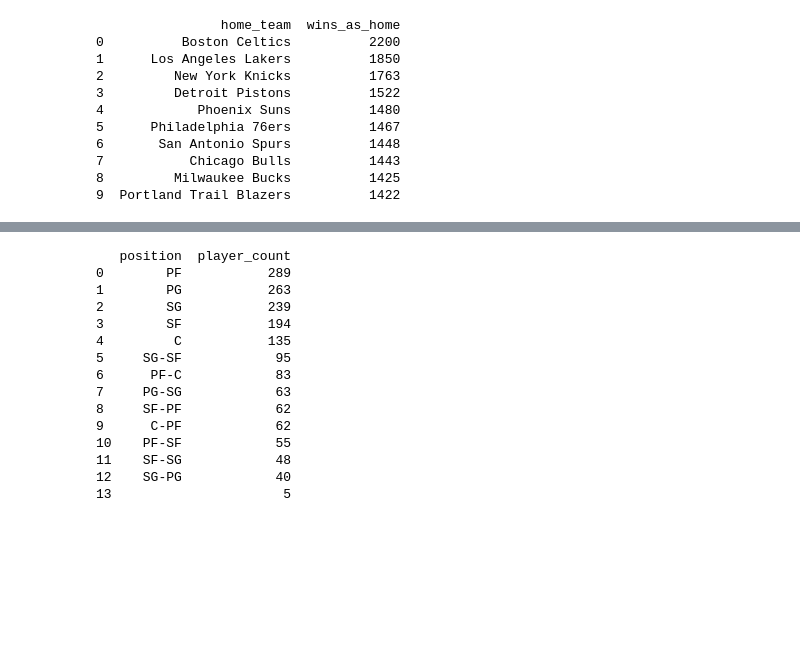
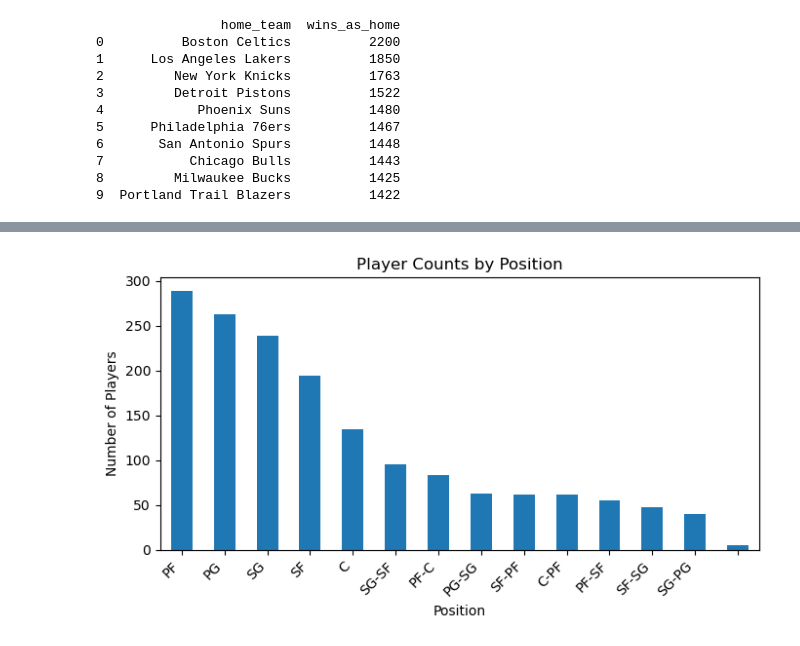
Before and after one commit to phyyl673/ps_2_ex3_database-A1, a Jupyter notebook: warm_up.ipynb, the cells around one changed output, grey strips where cells are left out. Cells and saved outputs as stored; diff of their text form; code cells hidden in the pictures; blank space fills up the shorter version.

```diff
--- a/warm_up.ipynb
+++ b/warm_up.ipynb
@@ -172,13 +274,14 @@ print(pd.read_sql(query, con))
 # %%
-#Insight 3: Home Teams Win More Often
+#Insight 4: Which Position Has the Most Players?
 query = """
 SELECT
-    wl_home,
-    COUNT(*) AS games_count
-FROM game
-GROUP BY wl_home;
-
+    position,
+    COUNT(*) AS player_count
+FROM draft_combine_stats
+GROUP BY position
+ORDER BY player_count DESC;
 """
 
-print(pd.read_sql(query, con))
+df4 = pd.read_sql(query, con)
+print(df4)
 # %% [output]
@@ -189,28 +303,10 @@ print(pd.read_sql(query, con))
-# %%
-#Insight 4: Which Position Has the Most Players?
-query = """
-SELECT
-    position,
-    COUNT(*) AS player_count
-FROM draft_combine_stats
-GROUP BY position
-ORDER BY player_count DESC;
-"""
-
-print(pd.read_sql(query, con))
-# %% [output]
-   position  player_count
-0        PF           289
-1        PG           263
-2        SG           239
-3        SF           194
-4         C           135
-5     SG-SF            95
-6      PF-C            83
-7     PG-SG            63
-8     SF-PF            62
-9      C-PF            62
-10    PF-SF            55
-11    SF-SG            48
-12    SG-PG            40
-13                      5
+# %%
+df4.plot(kind="bar", x="position", y="player_count", legend=False, figsize=(7,4))
+plt.title("Player Counts by Position")
+plt.xlabel("Position")
+plt.ylabel("Number of Players")
+plt.xticks(rotation=45, ha='right')
+plt.tight_layout()
+plt.show()
+# %% [output]
+[figure, added]
```
Also changed, not shown: parts of 13 cells of this notebook, 3 other files.
